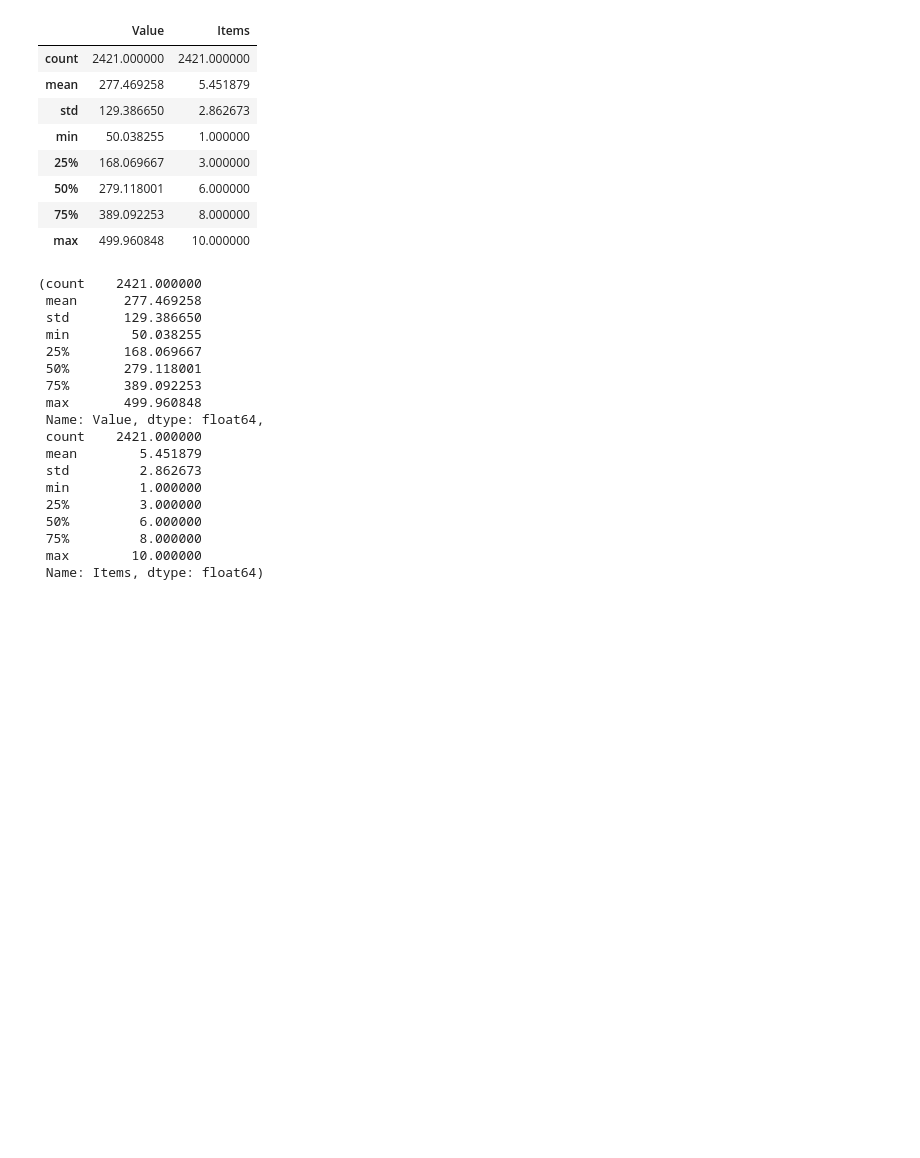
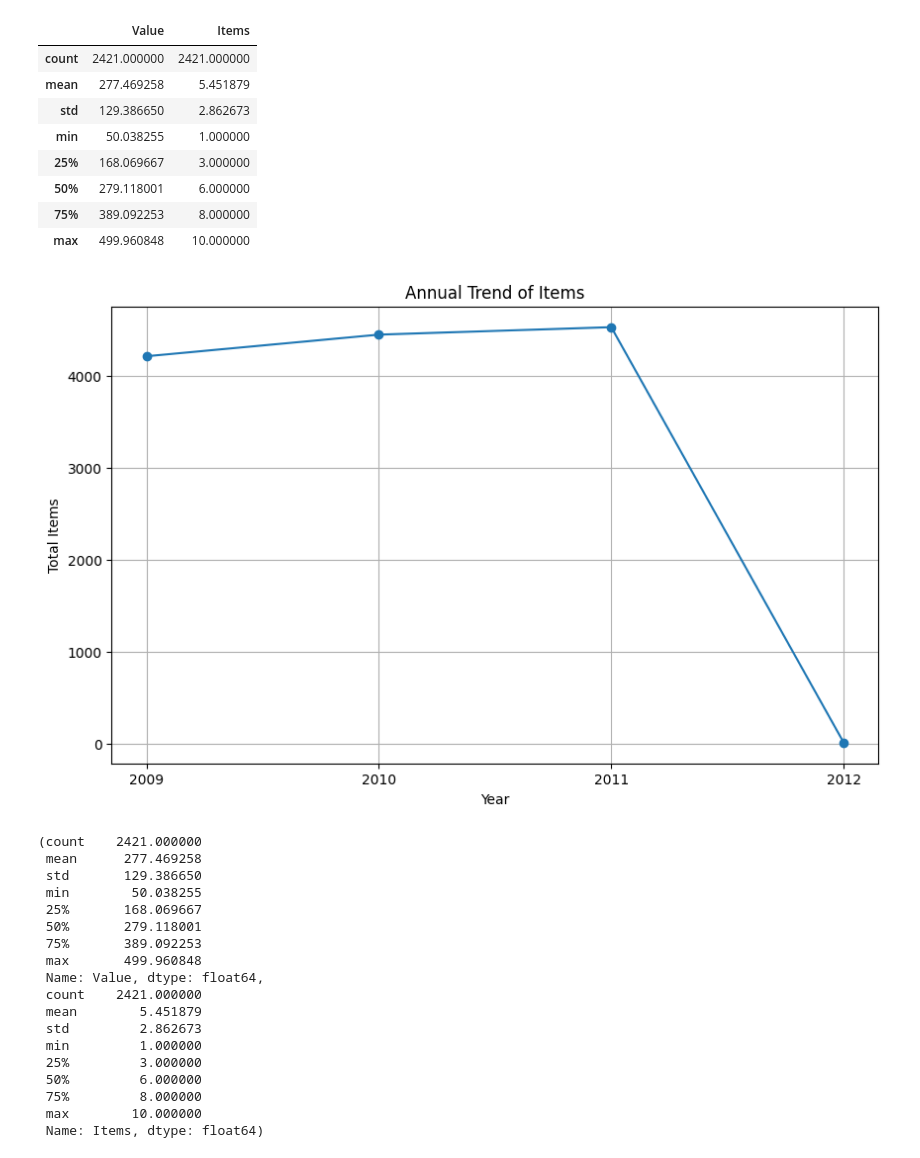
Before and after one commit to Sunpengc/PM-Group, a Jupyter notebook: Predictive_Modelling_Ass.ipynb, the cells around one changed output. Cells and saved outputs as stored; diff of their text form; code cells hidden in the pictures; blank space fills up the shorter version.

```diff
--- a/Predictive_Modelling_Ass.ipynb
+++ b/Predictive_Modelling_Ass.ipynb
@@ -54,6 +54,26 @@ data.describe()
 | 50% | 279.118001 | 6.000000 |
 | 75% | 389.092253 | 8.000000 |
 | max | 499.960848 | 10.000000 |
+# %%
+import matplotlib.pyplot as plt
+data['Time'] = pd.to_datetime(data['Order Date'])
+# Extract year from 'Order Date'
+data['Year'] = data['Time'].dt.year
+
+# Aggregate 'Items' by year
+annual_data = data.groupby('Year')['Items'].sum()
+
+# Plotting
+plt.figure(figsize=(10, 6))
+plt.plot(annual_data, marker='o', linestyle='-')
+plt.title('Annual Trend of Items')
+plt.xlabel('Year')
+plt.ylabel('Total Items')
+plt.xticks(annual_data.index)  # Ensure all years are shown as x-axis ticks
+plt.grid(True)
+plt.show()
+# %% [output]
+[figure, added]
 # %%
 # Extracting descriptive statistics for the 'Value' (Order Price) column
 value_stats = data['Value'].describe()
```
Also changed, not shown: parts of 5 cells of this notebook.
